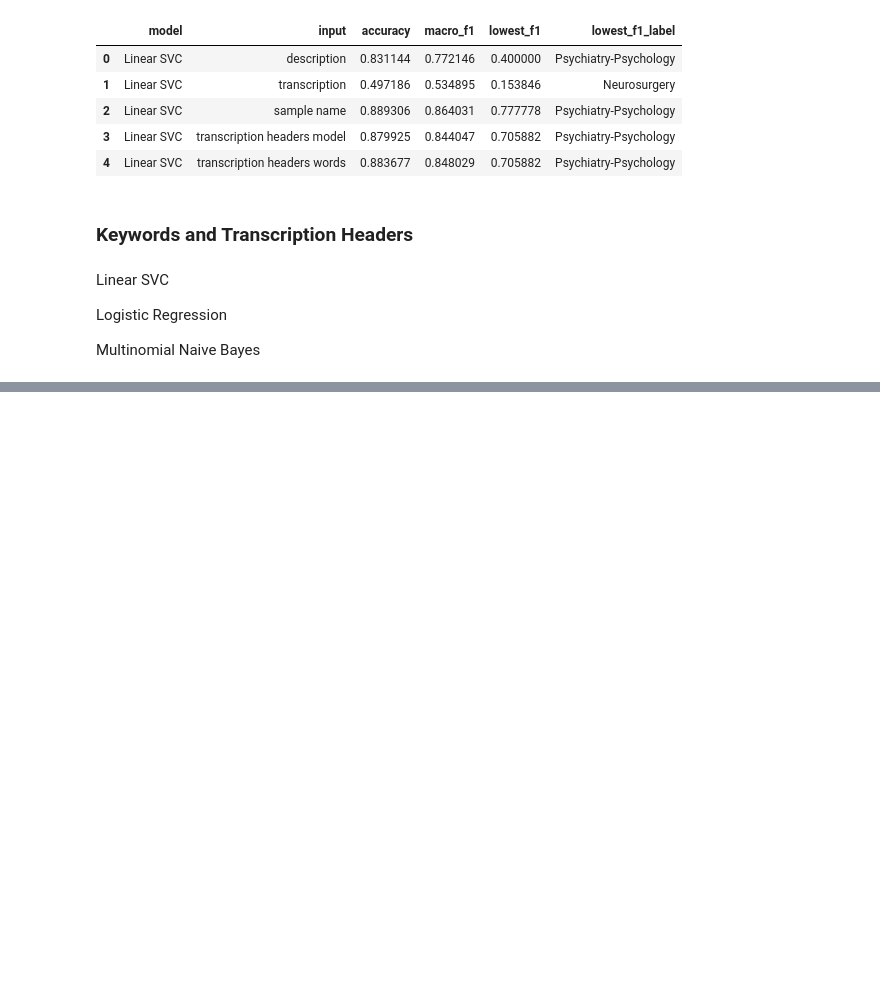
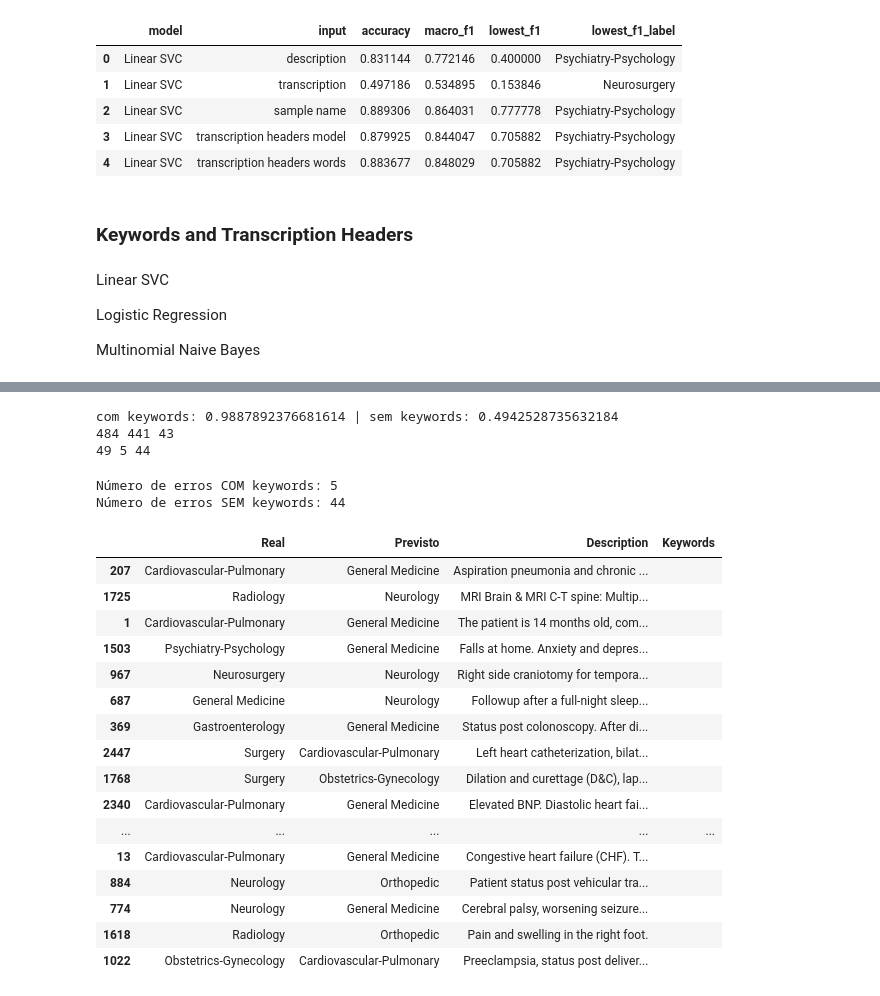
Before and after one commit to ArturKrys/clinical-specialty-classifier, a Jupyter notebook: Testing/Manual/03_data_analysis.ipynb, the cells around one changed output, grey strips where cells are left out. Cells and saved outputs as stored; diff of their text form; code cells hidden in the pictures; blank space fills up the shorter version.

Commit message:
Ver erros no 03_data_analysis

```diff
--- a/Testing/Manual/03_data_analysis.ipynb
+++ b/Testing/Manual/03_data_analysis.ipynb
@@ -238 +239,51 @@ com keywords: 0.4484304932735426 | sem keywords: 0.45977011494252873
 com keywords: 0.9192825112107623 | sem keywords: 0.08045977011494253
+# %%
+certo = (predict_combined == y_valid.to_numpy())
+errado = (predict_combined != y_valid.to_numpy())
+print("com keywords:", certo[~sem_kw].mean(), "| sem keywords:", certo[sem_kw].mean())
+
+print(certo.sum(), certo[~sem_kw].sum(), certo[sem_kw].sum())
+
+print(errado.sum(), errado[~sem_kw].sum(), errado[sem_kw].sum())
+# %% [output]
+com keywords: 0.9887892376681614 | sem keywords: 0.4942528735632184
+484 441 43
+49 5 44
+# %%
+indices_erros_com_kw = valid_indices[errado & (~sem_kw)]
+indices_erros_sem_kw = valid_indices[errado & sem_kw]
+
+print(f"Número de erros COM keywords: {len(indices_erros_com_kw)}")
+print(f"Número de erros SEM keywords: {len(indices_erros_sem_kw)}")
+# %% [output]
+Número de erros COM keywords: 5
+Número de erros SEM keywords: 44
+# %%
+# Criar uma tabela com os erros do grupo SEM keywords
+df_erros_sem_kw = pd.DataFrame({
+    'Real': y_valid.loc[indices_erros_sem_kw],
+    'Previsto': predict_combined[errado & sem_kw], # Atenção: certifica-te que o pred está alinhado com a máscara
+    'Description': df.loc[indices_erros_sem_kw, 'description'],
+    'Keywords': df.loc[indices_erros_sem_kw, 'keywords']
+})
+
+# Mostrar os primeiros erros para análise crítica (essencial para a tua Discussion!)
+df_erros_sem_kw
+# %% [output]
+|  | Real | Previsto | Description | Keywords |
+| 207 | Cardiovascular-Pulmonary | General Medicine | Aspiration pneumonia and chronic ... |  |
+| 1725 | Radiology | Neurology | MRI Brain & MRI C-T spine: Multip... |  |
+| 1 | Cardiovascular-Pulmonary | General Medicine | The patient is 14 months old, com... |  |
+| 1503 | Psychiatry-Psychology | General Medicine | Falls at home. Anxiety and depres... |  |
+| 967 | Neurosurgery | Neurology | Right side craniotomy for tempora... |  |
+| 687 | General Medicine | Neurology | Followup after a full-night sleep... |  |
+| 369 | Gastroenterology | General Medicine | Status post colonoscopy. After di... |  |
+| 2447 | Surgery | Cardiovascular-Pulmonary | Left heart catheterization, bilat... |  |
+| 1768 | Surgery | Obstetrics-Gynecology | Dilation and curettage (D&C), lap... |  |
+| 2340 | Cardiovascular-Pulmonary | General Medicine | Elevated BNP. Diastolic heart fai... |  |
+| ... | ... | ... | ... | ... |
+| 13 | Cardiovascular-Pulmonary | General Medicine | Congestive heart failure (CHF). T... |  |
+| 884 | Neurology | Orthopedic | Patient status post vehicular tra... |  |
+| 774 | Neurology | General Medicine | Cerebral palsy, worsening seizure... |  |
+| 1618 | Radiology | Orthopedic | Pain and swelling in the right foot. |  |
+| 1022 | Obstetrics-Gynecology | Cardiovascular-Pulmonary | Preeclampsia, status post deliver... |  |
```
Also changed, not shown: parts of 4 cells of this notebook.
